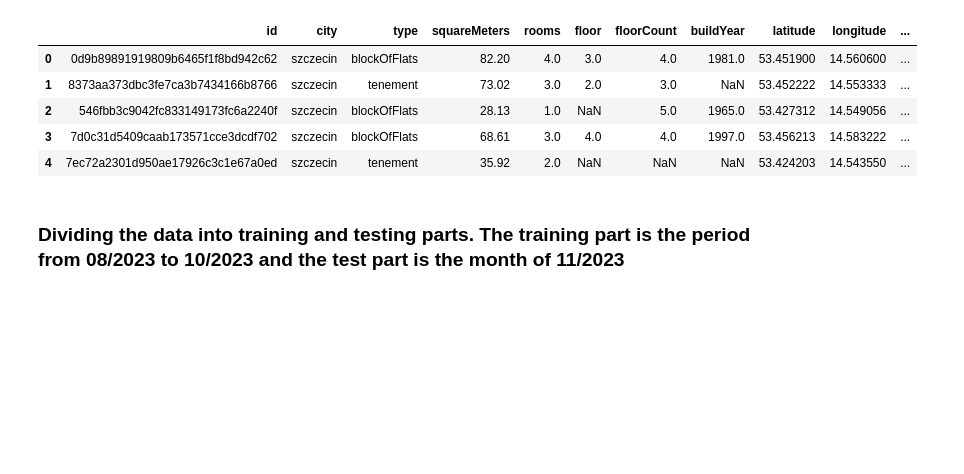
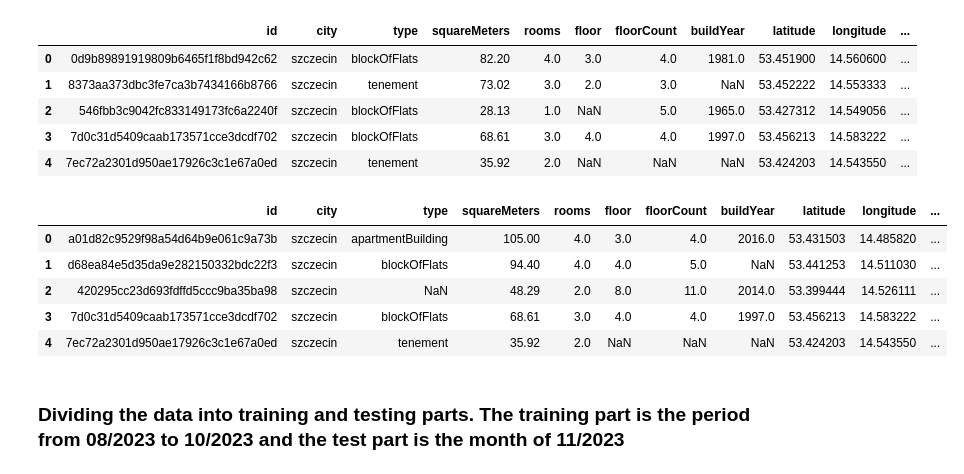
Before and after one commit to DamianSystem/Prediction-of-apartment-prices-in-selected-towns-in-Poland---project, a Jupyter notebook: Projekt Mieszkanie.ipynb, the cells around one changed output. Saved outputs shown, nothing was run; the diff lists cells and outputs as text; code cells hidden in the pictures; blank space fills up the shorter version.

```diff
--- a/Projekt Mieszkanie.ipynb
+++ b/Projekt Mieszkanie.ipynb
@@ -58,6 +58,9 @@ df_2023_10['month'] = 10
 df_2023_11 = pd.read_csv('file/apartments_pl_2023_11.csv')
 df_2023_11['month'] = 11
 #df_2023_11['year'] = 2023
+df_2023_12 = pd.read_csv('file/apartments_pl_2023_12.csv')
+df_2023_12['month'] = 12
+#df_2023_11['year'] = 2023
 # %% [markdown]
 ## Data analize
 # %%
@@ -96,6 +99,15 @@ df_2023_11.head()
 | 2 | 546fbb3c9042fc833149173fc6a2240f | szczecin | blockOfFlats | 28.13 | 1.0 | NaN | 5.0 | 1965.0 | 53.427312 | 14.549056 | ... |
 | 3 | 7d0c31d5409caab173571cce3dcdf702 | szczecin | blockOfFlats | 68.61 | 3.0 | 4.0 | 4.0 | 1997.0 | 53.456213 | 14.583222 | ... |
 | 4 | 7ec72a2301d950ae17926c3c1e67a0ed | szczecin | tenement | 35.92 | 2.0 | NaN | NaN | NaN | 53.424203 | 14.543550 | ... |
+# %%
+df_2023_12.head()
+# %% [output]
+|  | id | city | type | squareMeters | rooms | floor | floorCount | buildYear | latitude | longitude | ... |
+| 0 | a01d82c9529f98a54d64b9e061c9a73b | szczecin | apartmentBuilding | 105.00 | 4.0 | 3.0 | 4.0 | 2016.0 | 53.431503 | 14.485820 | ... |
+| 1 | d68ea84e5d35da9e282150332bdc22f3 | szczecin | blockOfFlats | 94.40 | 4.0 | 4.0 | 5.0 | NaN | 53.441253 | 14.511030 | ... |
+| 2 | 420295cc23d693fdffd5ccc9ba35ba98 | szczecin | NaN | 48.29 | 2.0 | 8.0 | 11.0 | 2014.0 | 53.399444 | 14.526111 | ... |
+| 3 | 7d0c31d5409caab173571cce3dcdf702 | szczecin | blockOfFlats | 68.61 | 3.0 | 4.0 | 4.0 | 1997.0 | 53.456213 | 14.583222 | ... |
+| 4 | 7ec72a2301d950ae17926c3c1e67a0ed | szczecin | tenement | 35.92 | 2.0 | NaN | NaN | NaN | 53.424203 | 14.543550 | ... |
 # %% [markdown]
 ### Dividing the data into training and testing parts. The training part is the period from 08/2023 to 10/2023 and the test part is the month of 11/2023
 # %%
```
Also changed, not shown: parts of 47 cells of this notebook.
